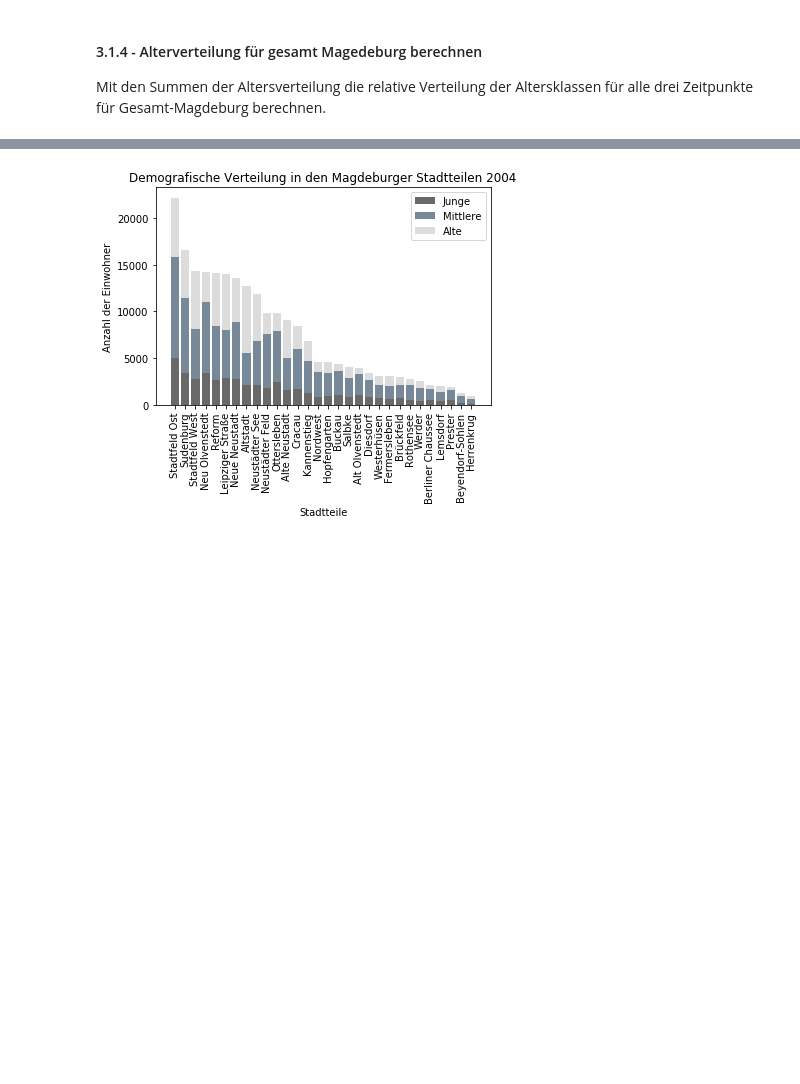
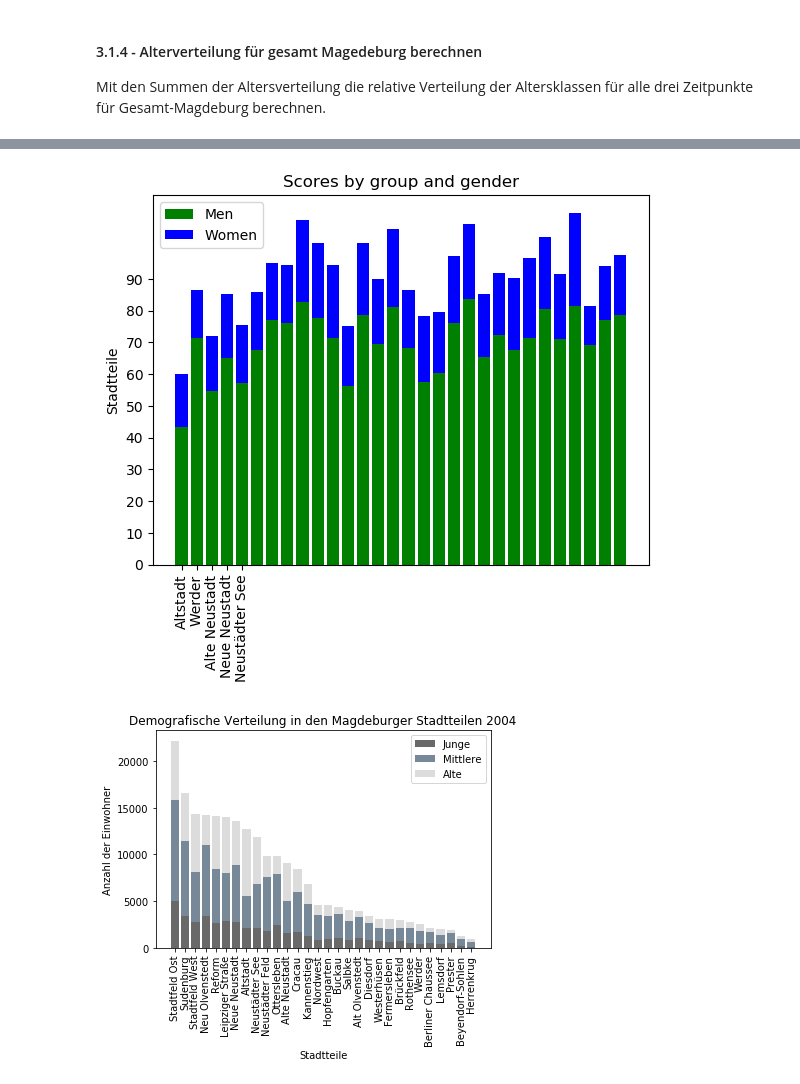
Before and after one commit to tschroeder10961/datascience-urban-segregation, a Jupyter notebook: GruppeA/Gruppe A Jupyter.ipynb, the cells around one changed output, grey strips where cells are left out. Cells and saved outputs as stored; diff of their text form; code cells hidden in the pictures; blank space fills up the shorter version.

```diff
--- a/GruppeA/Gruppe A Jupyter.ipynb
+++ b/GruppeA/Gruppe A Jupyter.ipynb
@@ -230,22 +214,2 @@ Hier sind jetzt als Beispiel die absoluten Werten aller drei Altersklassen für
 # %% [markdown]
 _Alternativ als Funktion_
-# %%
-def rech_Absolut_wer(quote, einwoh): #mit "quote" ist die Variable mit den Prozentwerten gemeint, mit "einwoh" die Variable mit den Einwohnerzahlen für das entsprechende Jahr
-    """ compute and round the absolute values"""
-    abslwer = (quote / 100) * einwoh
-    rund_abslwer = abslwer.round(0) #Die Werte sollen auf ganze Personen gerundet werden
-    return rund_abslwer
-
-magdeb007["J_AW_2004"] = rech_Absolut_wer(magdeb007["JQ_2004"], magdeb007["EW_2004"])
-magdeb007["A_AW_2004"] = rech_Absolut_wer(magdeb007["AQ_2004"], magdeb007["EW_2004"])
-magdeb007["MA_AW_2004"] = rech_Absolut_wer(magdeb007["MAQ_2004"], magdeb007["EW_2004"])
-
-magdeb007["J_AW_2010"] = rech_Absolut_wer(magdeb007["JQ_2010"], magdeb007["EW_2010"])
-magdeb007["A_AW_2010"] = rech_Absolut_wer(magdeb007["AQ_2010"], magdeb007["EW_2010"])
-magdeb007["MA_AW_2010"] = rech_Absolut_wer(magdeb007["MAQ_2010"], magdeb007["EW_2010"])
-
-magdeb007["J_AW_2017"] = rech_Absolut_wer(magdeb007["JQ_2017"], magdeb007["EW_2017"])
-magdeb007["A_AW_2017"] = rech_Absolut_wer(magdeb007["AQ_2017"], magdeb007["EW_2017"])
-magdeb007["MA_AW_2017"] = rech_Absolut_wer(magdeb007["MAQ_2017"], magdeb007["EW_2017"])
-
-print(magdeb007[["J_AW_2004", "A_AW_2004", "MA_AW_2004"]])
@@ -377,3 +287,30 @@ Im Jahr 2017 betrug der Anteil an Personen unter 15 Jahren: 24.03%. Der Anteil d
+# %%
+import matplotlib.pyplot as plt; plt.rcdefaults()
+import numpy as np
+import matplotlib.pyplot as plt
+
+stadtteile = (tuple(list(magdeb007["STD_name"]))) #Ich veränder das DataFrame in eine list, welche ich in eine tulpe verwandel
+y_pos = np.arange(len(stadtteile))
+MA_2004 = tuple(list(magdeb007["MAQ_V_AQ_2004"]))
+J_2004 = tuple(list(magdeb007["JQ_2004"]))
+
+
+# Bars
+bar_ma = plt.bar(y_pos, MA_2004, color="green")
+bar_j = plt.bar(y_pos, J_2004, bottom=MA_2004, color="blue")
+
+
+
+
+plt.ylabel('Stadtteile')
+plt.title('Scores by group and gender')
+plt.xticks(ind, stadtteile, rotation=90)
+plt.yticks(np.arange(0, 100, 10))
+plt.legend((bar_ma[0], bar_j[0]), ('Men', 'Women'))
+
+plt.show()
+# %% [output]
+[figure, added]
 # %%
 junge = magdeb007.sort_values('EW_2004',ascending=False)["J_AW_2004"]
 mittlere = magdeb007.sort_values('EW_2004',ascending=False)['MA_AW_2004']
```
Also changed, not shown: parts of 11 cells of this notebook.
